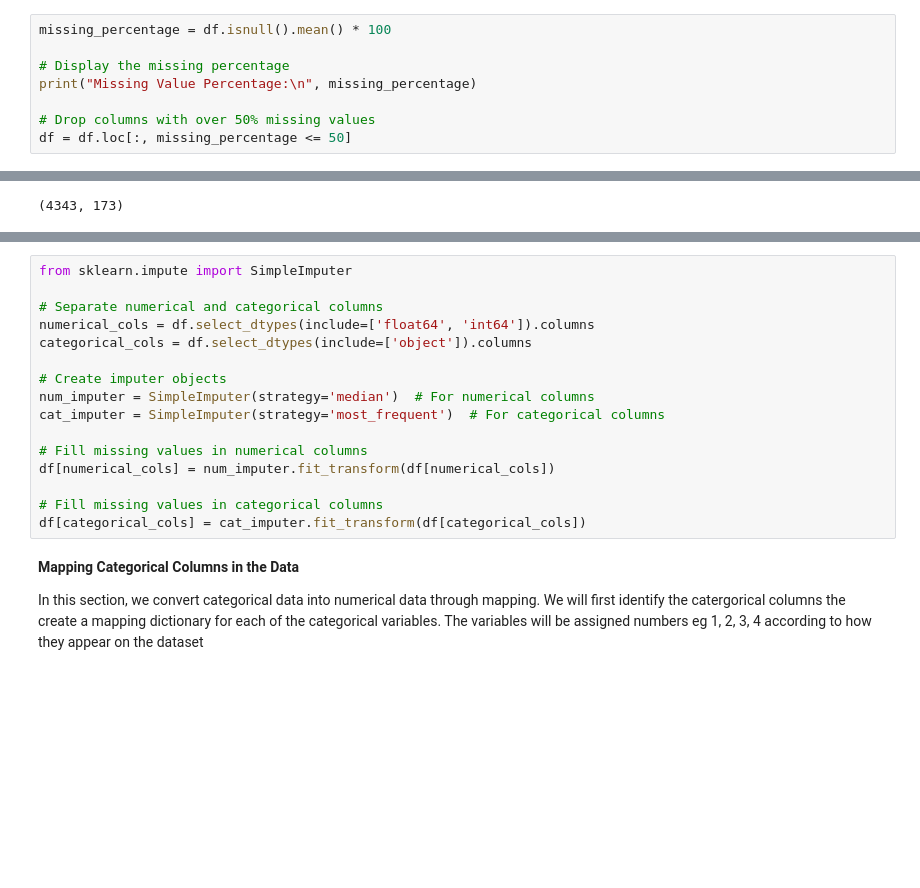
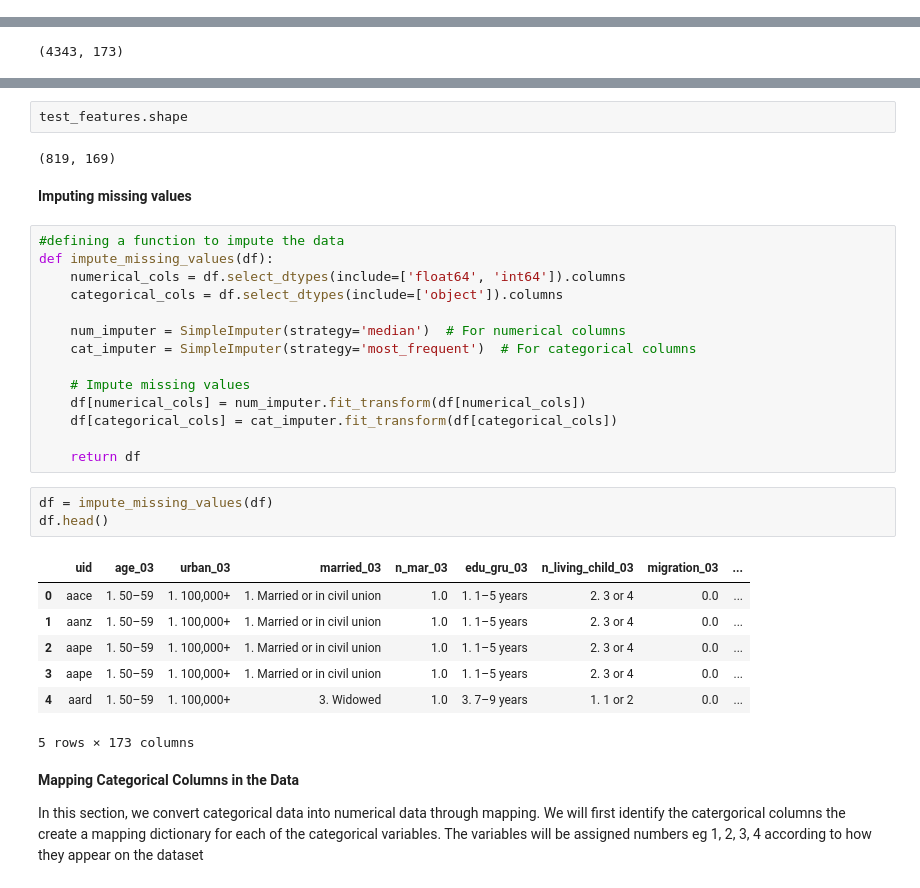
Before and after one commit to geomwangi007/Early-Detection-of-Alzheimer-s-Disease-and-Related-Dementias-Using-Social-Determinants-of-Health, a Jupyter notebook: IPNYBS/Mercy.ipynb, the cells around one changed output, grey strips where cells are left out. Cells and saved outputs as stored; diff of their text form; blank space fills up the shorter version.

```diff
--- a/IPNYBS/Mercy.ipynb
+++ b/IPNYBS/Mercy.ipynb
@@ -430,11 +498,3 @@ df.head()
 | 3 | aape | NaN | NaN | NaN | NaN | NaN | NaN | NaN | ... |
 | 4 | aard | 1. 50–59 | 1. 100,000+ | 3. Widowed | 1.0 | 3. 7–9 years | 1. 1 or 2 | 0.0 | ... |
 5 rows × 186 columns
-# %%
-missing_percentage = df.isnull().mean() * 100
-
-# Display the missing percentage
-print("Missing Value Percentage:\n", missing_percentage)
-
-# Drop columns with over 50% missing values
-df = df.loc[:, missing_percentage <= 50]
@@ -459,19 +548,34 @@ df.shape
+# %%
+test_features.shape
+# %% [output]
+(819, 169)
+# %% [markdown]
+**Imputing missing values**
 # %%
-from sklearn.impute import SimpleImputer
+#defining a function to impute the data
+def impute_missing_values(df):
+    numerical_cols = df.select_dtypes(include=['float64', 'int64']).columns
+    categorical_cols = df.select_dtypes(include=['object']).columns
 
-# Separate numerical and categorical columns
-numerical_cols = df.select_dtypes(include=['float64', 'int64']).columns
-categorical_cols = df.select_dtypes(include=['object']).columns
+    num_imputer = SimpleImputer(strategy='median')  # For numerical columns
+    cat_imputer = SimpleImputer(strategy='most_frequent')  # For categorical columns
 
-# Create imputer objects
-num_imputer = SimpleImputer(strategy='median')  # For numerical columns
-cat_imputer = SimpleImputer(strategy='most_frequent')  # For categorical columns
+    # Impute missing values
+    df[numerical_cols] = num_imputer.fit_transform(df[numerical_cols])
+    df[categorical_cols] = cat_imputer.fit_transform(df[categorical_cols])
 
-# Fill missing values in numerical columns
-df[numerical_cols] = num_imputer.fit_transform(df[numerical_cols])
-
-# Fill missing values in categorical columns
-df[categorical_cols] = cat_imputer.fit_transform(df[categorical_cols])
+    return df
+# %%
+df = impute_missing_values(df)
+df.head()
+# %% [output]
+|  | uid | age_03 | urban_03 | married_03 | n_mar_03 | edu_gru_03 | n_living_child_03 | migration_03 | ... |
+| 0 | aace | 1. 50–59 | 1. 100,000+ | 1. Married or in civil union | 1.0 | 1. 1–5 years | 2. 3 or 4 | 0.0 | ... |
+| 1 | aanz | 1. 50–59 | 1. 100,000+ | 1. Married or in civil union | 1.0 | 1. 1–5 years | 2. 3 or 4 | 0.0 | ... |
+| 2 | aape | 1. 50–59 | 1. 100,000+ | 1. Married or in civil union | 1.0 | 1. 1–5 years | 2. 3 or 4 | 0.0 | ... |
+| 3 | aape | 1. 50–59 | 1. 100,000+ | 1. Married or in civil union | 1.0 | 1. 1–5 years | 2. 3 or 4 | 0.0 | ... |
+| 4 | aard | 1. 50–59 | 1. 100,000+ | 3. Widowed | 1.0 | 3. 7–9 years | 1. 1 or 2 | 0.0 | ... |
+5 rows × 173 columns
 # %% [markdown]
 **Mapping Categorical Columns in the Data**
 
```
Also changed, not shown: parts of 20 cells of this notebook.
